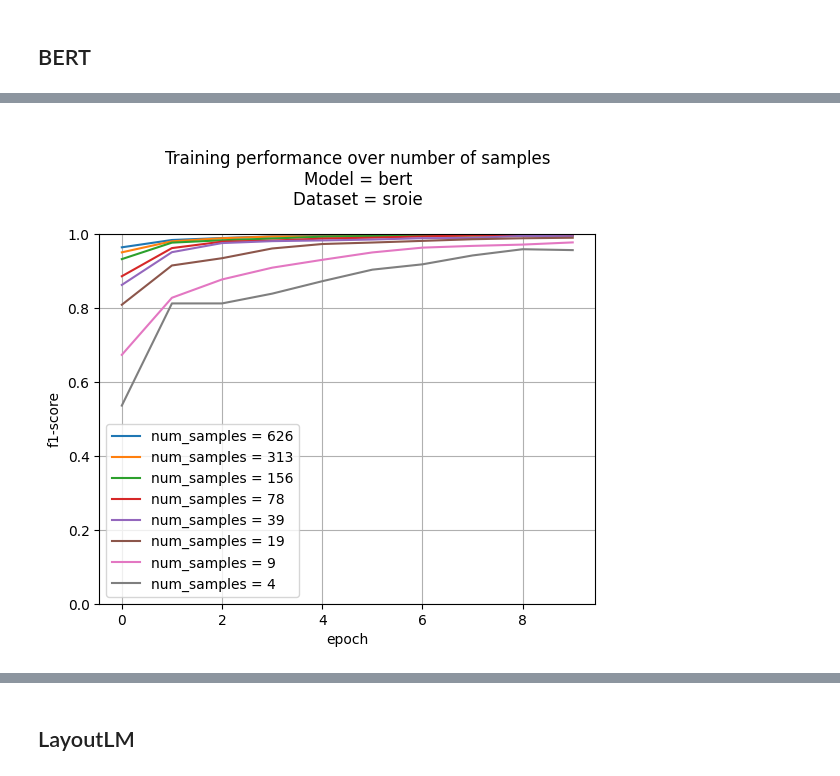
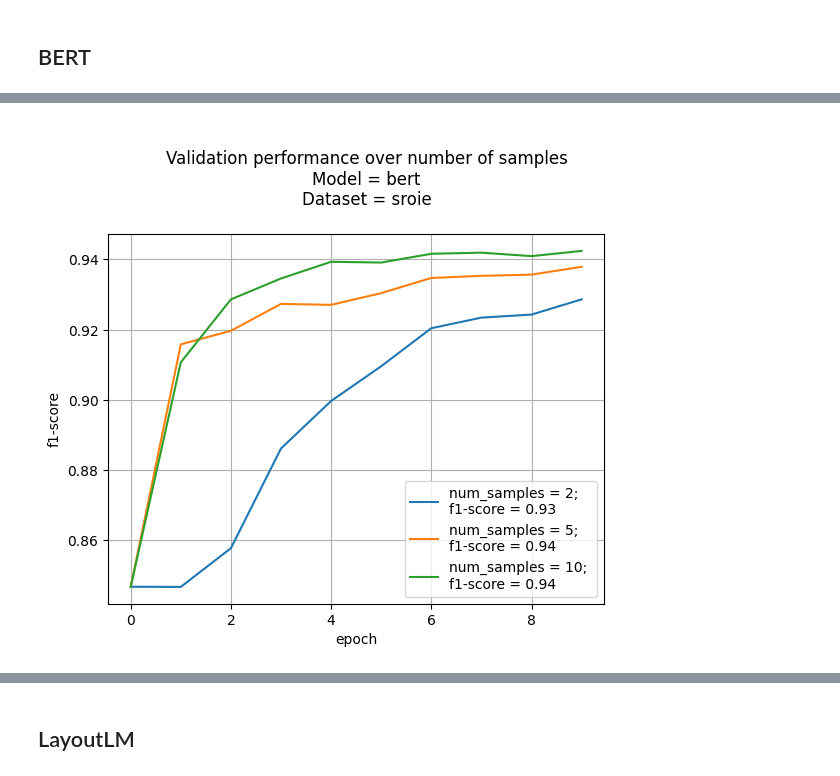
Before and after one commit to peulsilva/few-shot-learning-transformers, a Jupyter notebook: notebooks/few_shot_ner/finetune/02-sroie_performance_decay.ipynb, the cells around one changed output, grey strips where cells are left out. Drawn from its saved outputs; the diff is of its cells as text; code cells hidden in the pictures.

Commit message:
add sroie results

```diff
--- a/notebooks/few_shot_ner/finetune/02-sroie_performance_decay.ipynb
+++ b/notebooks/few_shot_ner/finetune/02-sroie_performance_decay.ipynb
@@ -35,7 +35,8 @@ logging.basicConfig(filename='logs/few_shot_learning_cord.log', encoding='utf-8'
 # %% [markdown]
 ## Obtaining data
 # %%
-dataset = load_dataset("darentang/sroie")
+dataset = load_dataset("darentang/sroie",
+                       cache_dir = "/Data/pedro.silva/")
 # %%
 dataset
 # %% [output]
@@ -94,12 +95,12 @@ validation_dataloader = DataLoader(
     shuffle = False
 )
 
-for i in range(8):
-    num_samples = n//2**i
+for i in [2,5,10]:
+    num_samples = i
 
     train_dataloader = DataLoader(
         train_dataset[0: num_samples],
-        batch_size=2,
+        batch_size=1,
         shuffle = False
     )
 
@@ -148,22 +139,22 @@ training bert with 19 samples
 # %%
 for k in history.keys():
-    data = history[k]['train-f1']
+    data = history[k]['validation-f1']
     plt.plot(
         data,
-        label = f"num_samples = {k}"
+        label = f"num_samples = {k}; \nf1-score = {round(np.max(history[k]['validation-f1']),2)}"
     )
 
 plt.title(f'''
-    Training performance over number of samples
+    Validation performance over number of samples
     Model = {trainer.model_name}
     Dataset = {dataset_name}
 ''')
 
 plt.xlabel("epoch")
 plt.ylabel("f1-score")
-plt.ylim([0,1])
+# plt.ylim([0,1])
 plt.grid()
 plt.legend()
 plt.show()
 # %% [output]
-[figure, old version]
+[figure, new version]
```
Also changed, not shown: parts of 8 cells of this notebook, 1 other file.
